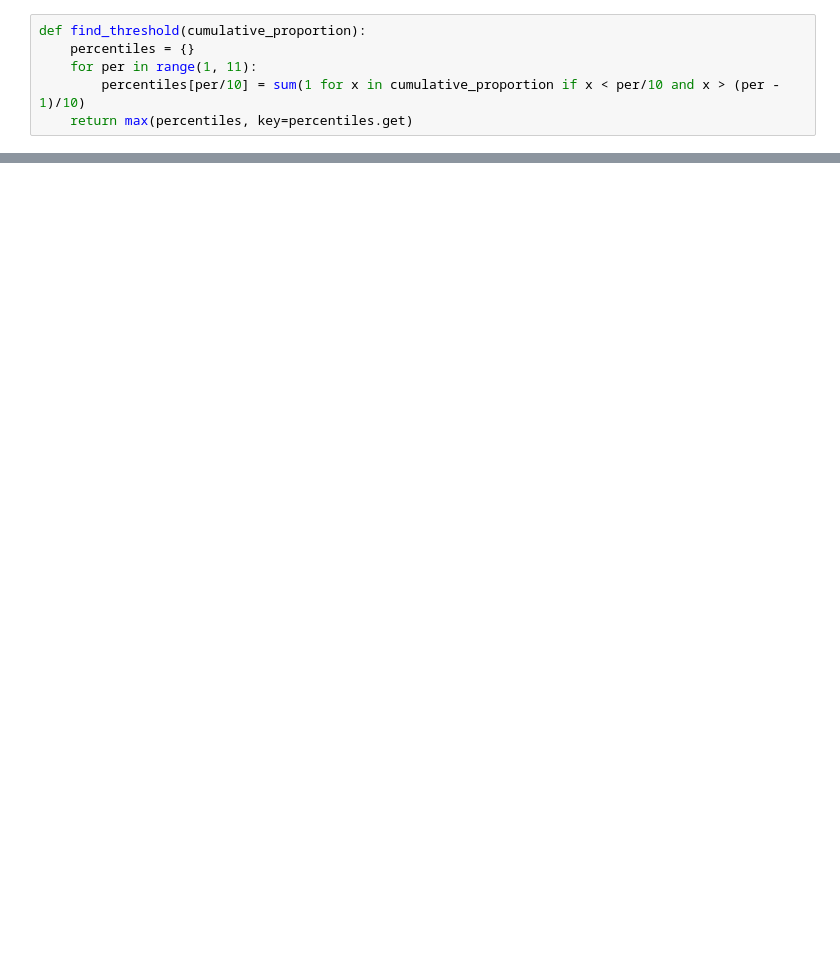
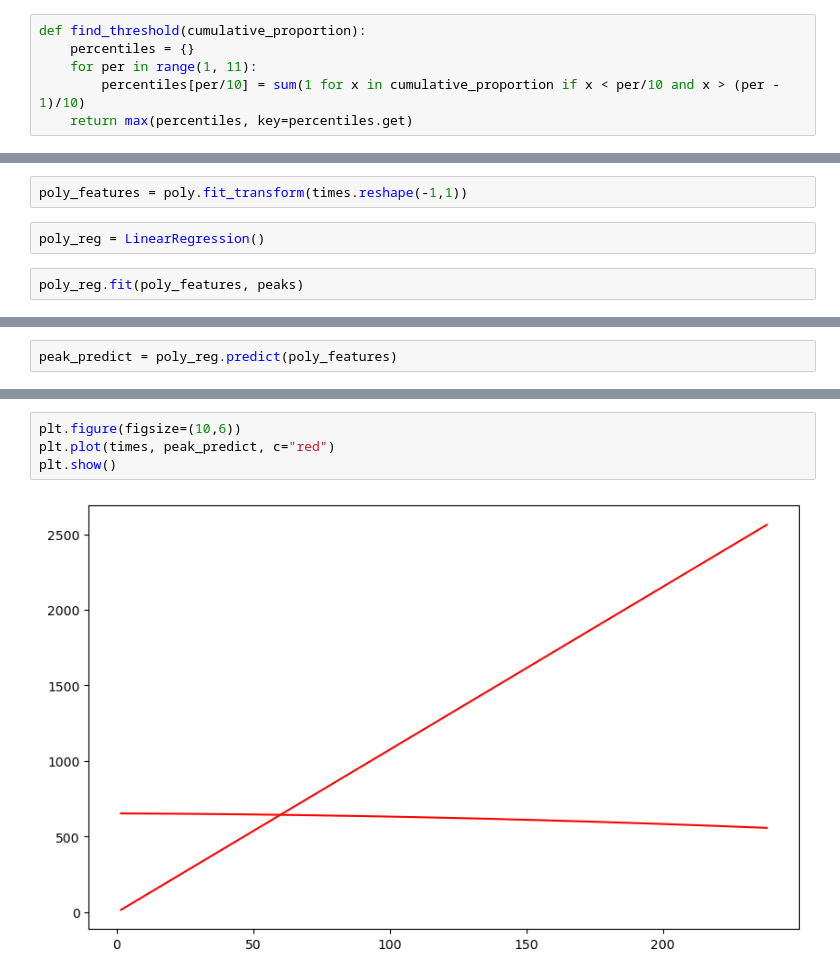
Before and after one commit to Purdue-Artificial-Intelligence-in-Music/Companion-code, a Jupyter notebook: beat_tempo_detection/beatdetectiontest.ipynb, the cells around one changed output, grey strips where cells are left out. Cells and saved outputs as stored; diff of their text form; blank space fills up the shorter version.

```diff
--- a/beat_tempo_detection/beatdetectiontest.ipynb
+++ b/beat_tempo_detection/beatdetectiontest.ipynb
@@ -379,0 +401,6 @@ find_threshold(cumulative_proportion)
+# %%
+poly_features = poly.fit_transform(times.reshape(-1,1))
+# %%
+poly_reg = LinearRegression()
+# %%
+poly_reg.fit(poly_features, peaks)
@@ -379,0 +409,2 @@ find_threshold(cumulative_proportion)
+# %%
+peak_predict = poly_reg.predict(poly_features)
@@ -379,0 +431,6 @@ find_threshold(cumulative_proportion)
+# %%
+plt.figure(figsize=(10,6))
+plt.plot(times, peak_predict, c="red")
+plt.show()
+# %% [output]
+[figure, added]
```
Also changed, not shown: parts of 12 cells of this notebook.
